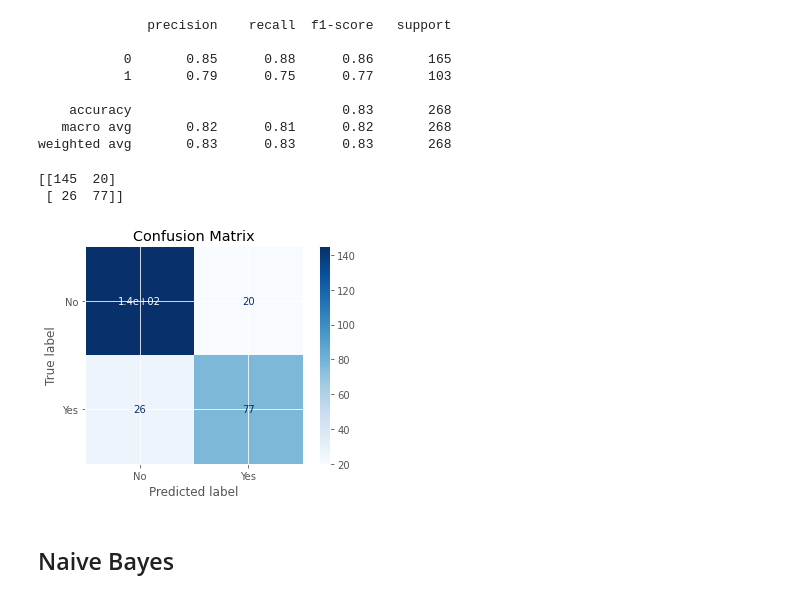
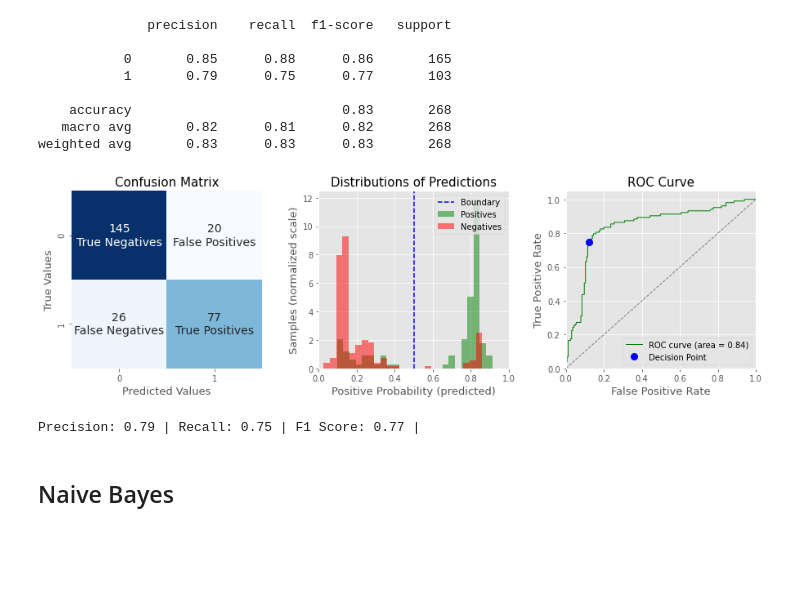
Before and after one commit to rafabenevente/AM_1, a Jupyter notebook: AM_1_Titanic_Predição_dos_sobreviventes.ipynb, the cells around one changed output. Drawn from its saved outputs; the diff is of its cells as text; code cells hidden in the pictures; blank space fills up the shorter version.

```diff
--- a/AM_1_Titanic_Predição_dos_sobreviventes.ipynb
+++ b/AM_1_Titanic_Predição_dos_sobreviventes.ipynb
@@ -1155,17 +1237,11 @@ print(classification_report(te_y, y_pred))
     accuracy                           0.83       268
    macro avg       0.82      0.81      0.82       268
 weighted avg       0.83      0.83      0.83       268
-# %%
-disp = plot_confusion_matrix(svc, te_x, te_y,
-                                 display_labels=["No", "Yes"],
-                                 cmap=plt.cm.Blues)
-disp.ax_.set_title("Confusion Matrix")
-
-print(disp.confusion_matrix)
-# %% [output]
-[[145  20]
- [ 26  77]]
-[figure, removed]
+# %%
+F1 = evalBinaryClassifier(svc, te_x, te_y)
+# %% [output]
+[figure, added]
+Precision: 0.79 | Recall: 0.75 | F1 Score: 0.77 |
 # %% [markdown]
 ## Naive Bayes
 # %%
```
Also changed, not shown: parts of 24 cells of this notebook.
